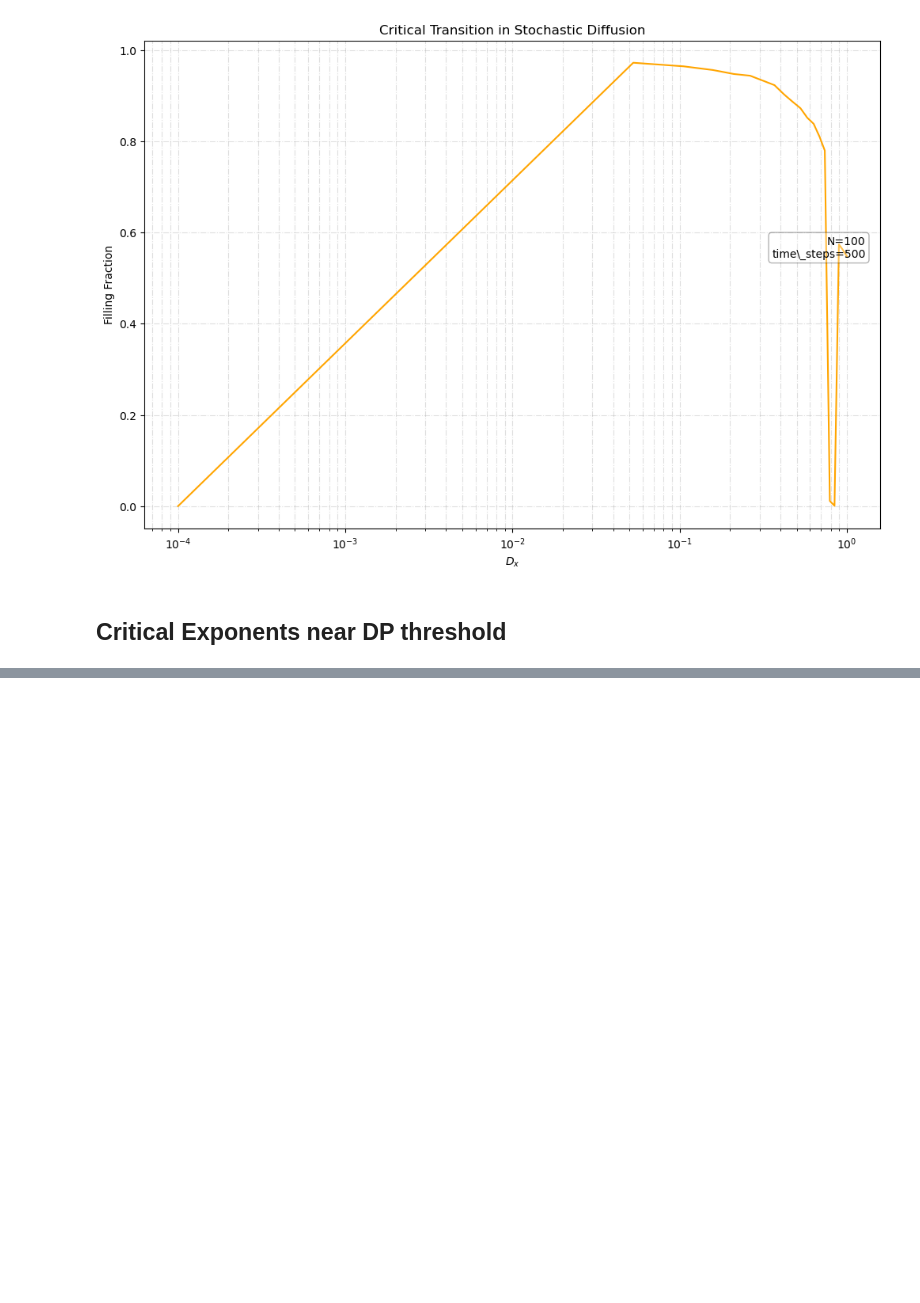
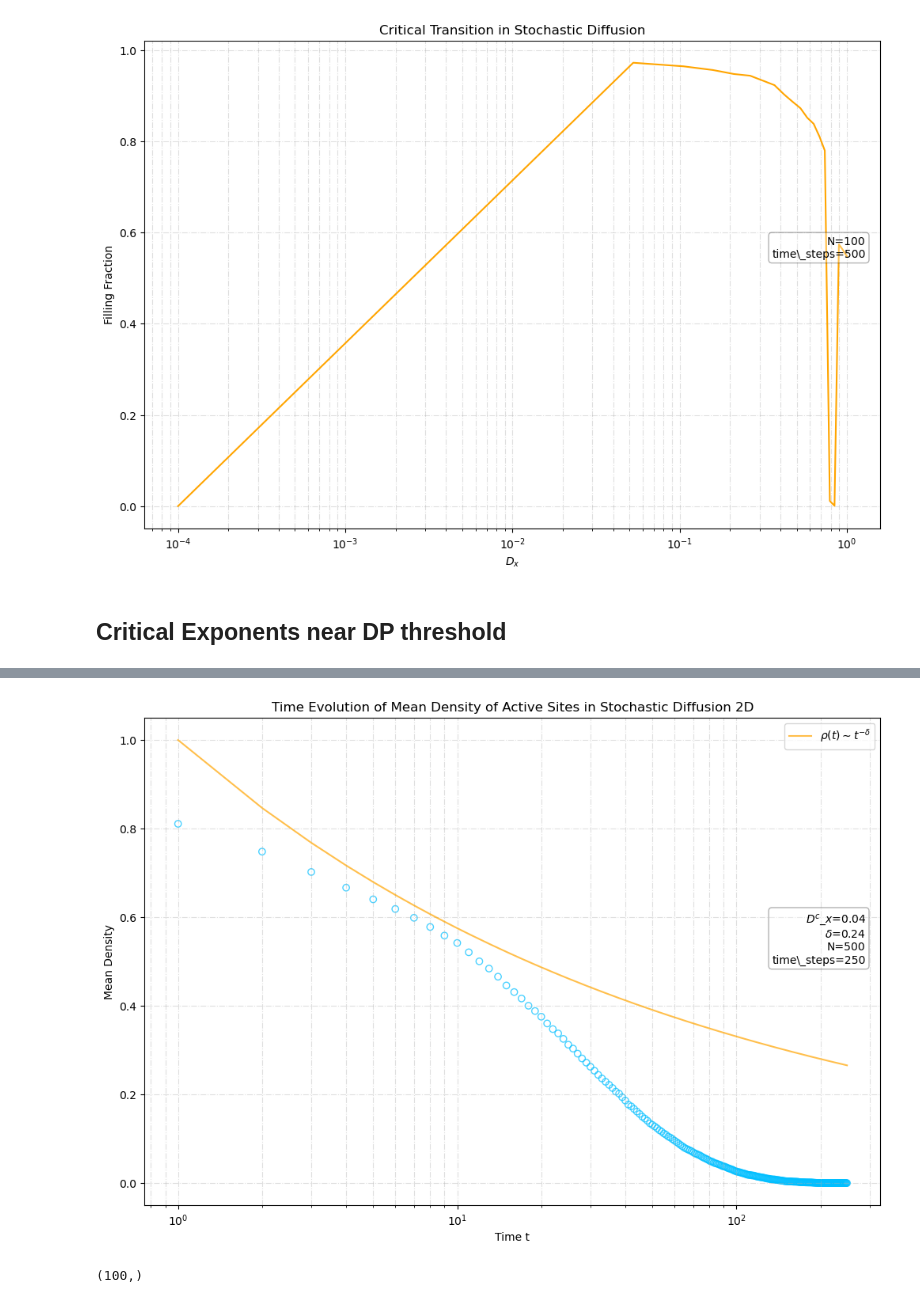
Before and after one commit to pietromalagoli/PCS, a Jupyter notebook: project.ipynb, the cells around one changed output, grey strips where cells are left out. Saved outputs shown, nothing was run; the diff lists cells and outputs as text; code cells hidden in the pictures; blank space fills up the shorter version.

```diff
--- a/project.ipynb
+++ b/project.ipynb
@@ -726,0 +912,37 @@ ST: set#19
+# %%
+dim = 1
+models = [m.lattice1,m.lattice2,m.lattice3]
+model = models[dim-1]
+n_iter = 100     # number of iterations per set of parameters
+local_par = par.copy()
+local_par['Dx'] = 0.01341 # set the system at criticality
+delta = 0.24
+N = 500
+time_steps = 250
+args = [(N,time_steps,local_par,2)]*n_iter
+max_workers = min(os.cpu_count() or 1,n_iter,8)
+active_density_mat = np.zeros((n_iter,time_steps))
+with concurrent.futures.ProcessPoolExecutor(max_workers=max_workers) as exe:
+    for i,res in enumerate(exe.map(model,args)):
+        active_density_mat[i,:] = res
+mean_density = np.mean(active_density_mat,axis=0)
+def curve(x,delta):
+    return x**(-delta)
+
+plt.figure(figsize=(12,8))
+plt.scatter(np.arange(time_steps),mean_density,alpha=0.7,facecolors='none', edgecolors='deepskyblue')
+plt.plot(np.arange(time_steps),curve(np.arange(time_steps),delta),c='orange',label=r'$\rho(t)\sim t^{-\delta}$',alpha=0.7)
+plt.xlabel('Time t')
+plt.ylabel('Mean Density')
+plt.xscale('log')
+plt.title('Time Evolution of Mean Density of Active Sites in Stochastic Diffusion 2D')
+m.add_par_box({'N': N, 'time_steps': time_steps, r'$D^{c}_{x}$':local_par['Dx'], r'$\delta$':delta})
+plt.grid(True,which='both',alpha=0.4,linestyle='-.')
+plt.legend(loc='upper right')
+plt.show()
+# %% [output]
+[figure, added]
+# %%
+mean_density.shape
+# %% [output]
+(100,)
```
Also changed, not shown: parts of 12 cells of this notebook, 2 other files.
